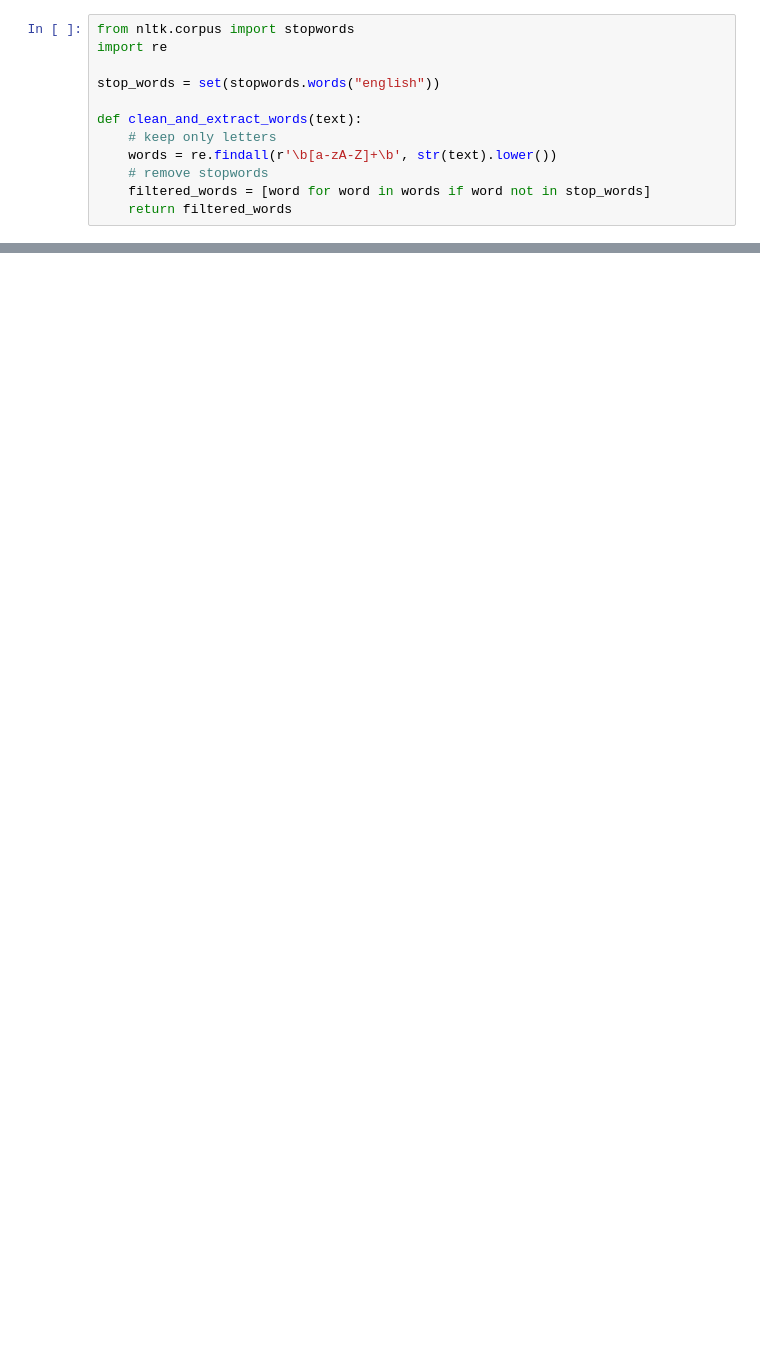
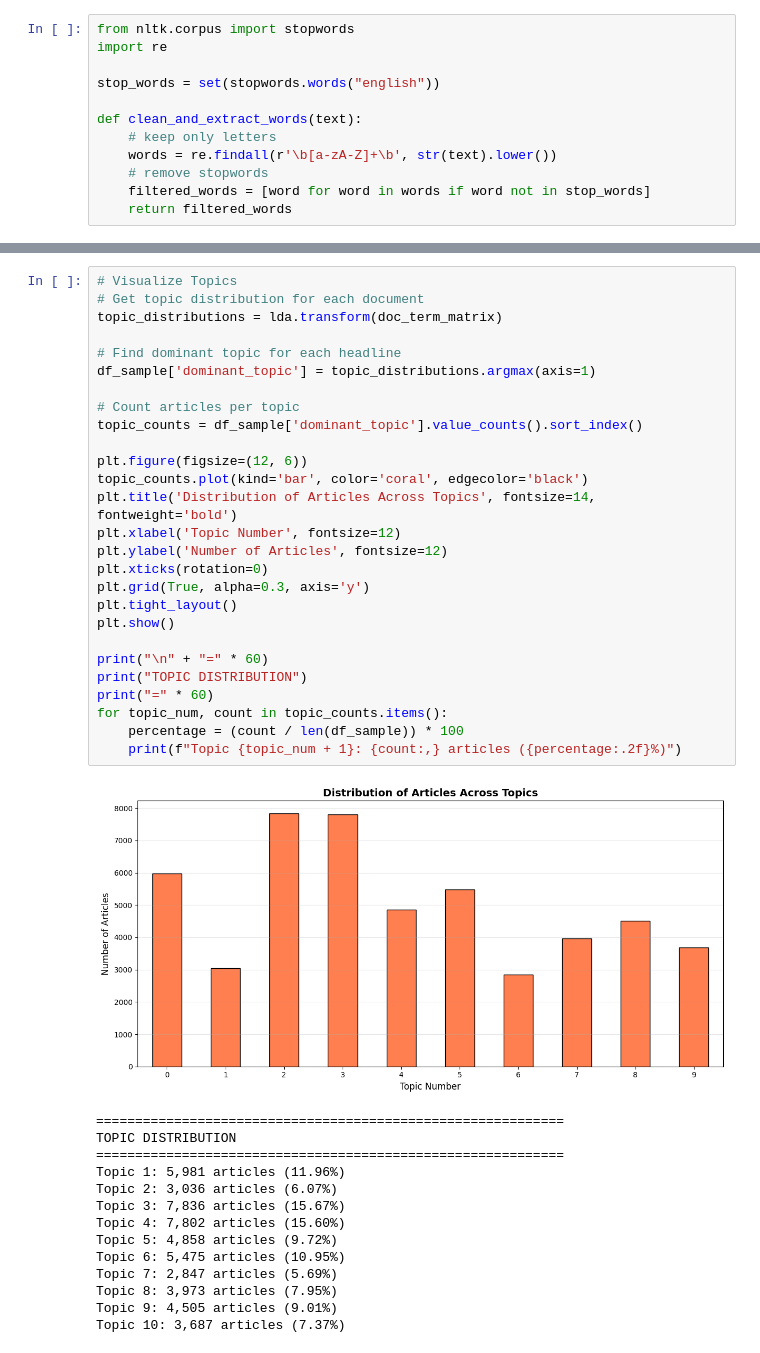
Before and after one commit to Zufan-Hadgu/Financial-news-dataset-analysis, a Jupyter notebook: notebooks/row_anlysis_eda.ipynb, the cells around one changed output, grey strips where cells are left out. Cells and saved outputs as stored; diff of their text form; blank space fills up the shorter version.

```diff
--- a/notebooks/row_anlysis_eda.ipynb
+++ b/notebooks/row_anlysis_eda.ipynb
@@ -452,0 +556,42 @@ plt.show()
+# %%
+# Visualize Topics
+# Get topic distribution for each document
+topic_distributions = lda.transform(doc_term_matrix)
+
+# Find dominant topic for each headline
+df_sample['dominant_topic'] = topic_distributions.argmax(axis=1)
+
+# Count articles per topic
+topic_counts = df_sample['dominant_topic'].value_counts().sort_index()
+
+plt.figure(figsize=(12, 6))
+topic_counts.plot(kind='bar', color='coral', edgecolor='black')
+plt.title('Distribution of Articles Across Topics', fontsize=14, fontweight='bold')
+plt.xlabel('Topic Number', fontsize=12)
+plt.ylabel('Number of Articles', fontsize=12)
+plt.xticks(rotation=0)
+plt.grid(True, alpha=0.3, axis='y')
+plt.tight_layout()
+plt.show()
+
+print("\n" + "=" * 60)
+print("TOPIC DISTRIBUTION")
+print("=" * 60)
+for topic_num, count in topic_counts.items():
+    percentage = (count / len(df_sample)) * 100
+    print(f"Topic {topic_num + 1}: {count:,} articles ({percentage:.2f}%)")
+# %% [output]
+[figure, added]
+============================================================
+TOPIC DISTRIBUTION
+============================================================
+Topic 1: 5,981 articles (11.96%)
+Topic 2: 3,036 articles (6.07%)
+Topic 3: 7,836 articles (15.67%)
+Topic 4: 7,802 articles (15.60%)
+Topic 5: 4,858 articles (9.72%)
+Topic 6: 5,475 articles (10.95%)
+Topic 7: 2,847 articles (5.69%)
+Topic 8: 3,973 articles (7.95%)
+Topic 9: 4,505 articles (9.01%)
+Topic 10: 3,687 articles (7.37%)
```
Also changed, not shown: parts of 16 cells of this notebook.
